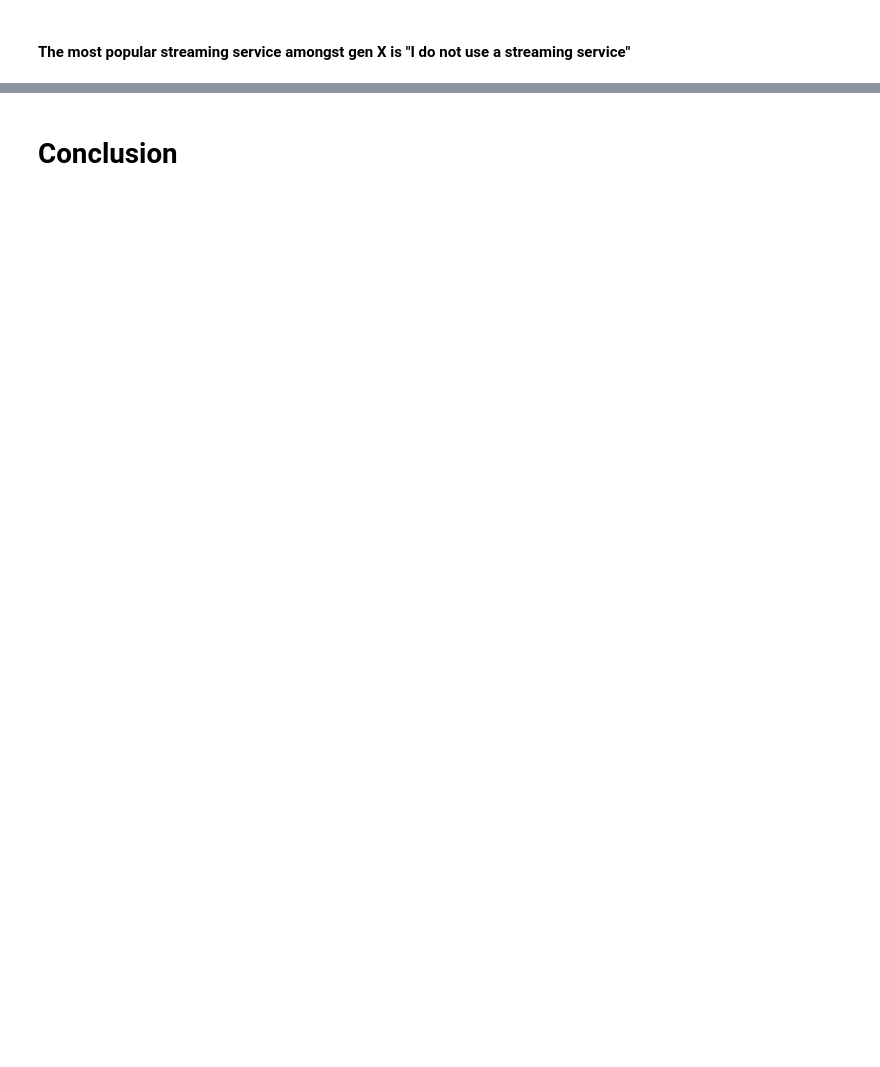
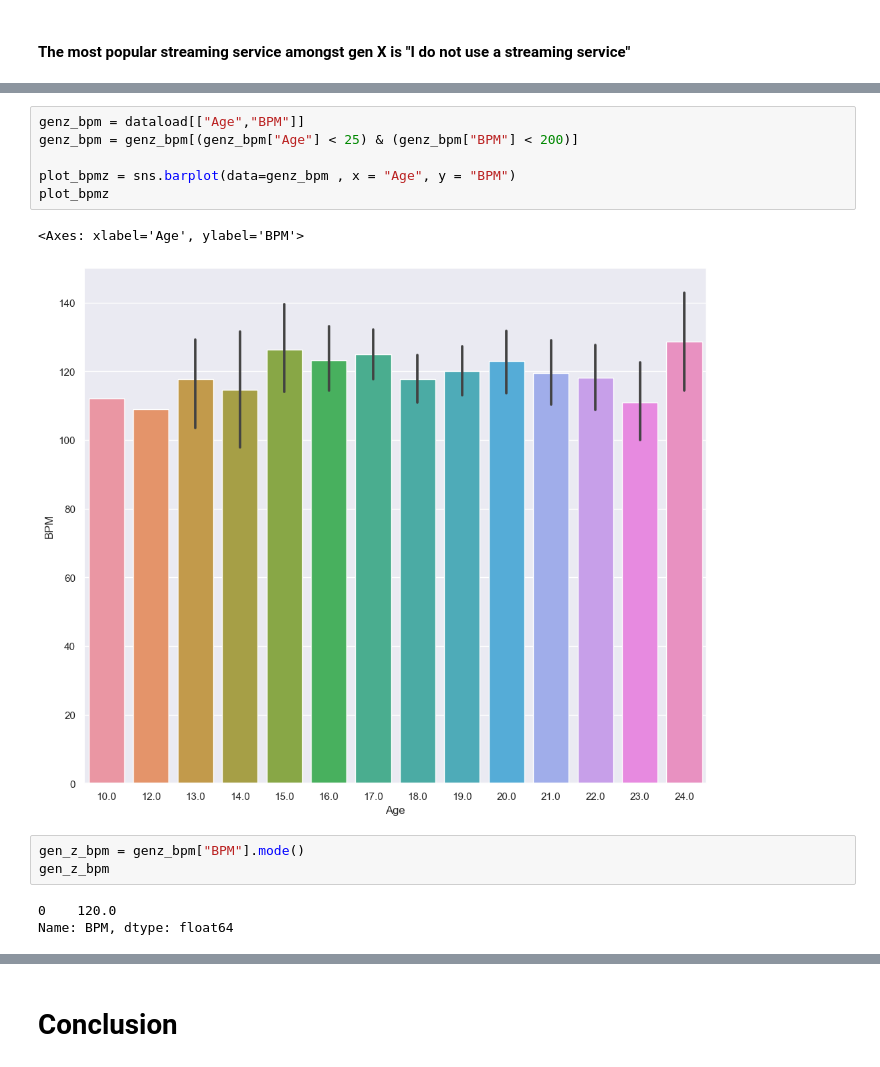
Before and after one commit to ubco-W2022T2-data301/project-group29, a Jupyter notebook: analysis/analysis2.ipynb, the cells around one changed output, grey strips where cells are left out. Drawn from its saved outputs; the diff is of its cells as text; blank space fills up the shorter version.

```diff
--- a/analysis/analysis2.ipynb
+++ b/analysis/analysis2.ipynb
@@ -210,0 +234,15 @@ Name: Primary streaming service, dtype: object
+# %%
+genz_bpm = dataload[["Age","BPM"]]
+genz_bpm = genz_bpm[(genz_bpm["Age"] < 25) & (genz_bpm["BPM"] < 200)]
+
+plot_bpmz = sns.barplot(data=genz_bpm , x = "Age", y = "BPM")
+plot_bpmz
+# %% [output]
+<Axes: xlabel='Age', ylabel='BPM'>
+[figure, added]
+# %%
+gen_z_bpm = genz_bpm["BPM"].mode()
+gen_z_bpm
+# %% [output]
+0    120.0
+Name: BPM, dtype: float64
```
Also changed, not shown: parts of 11 cells of this notebook.
